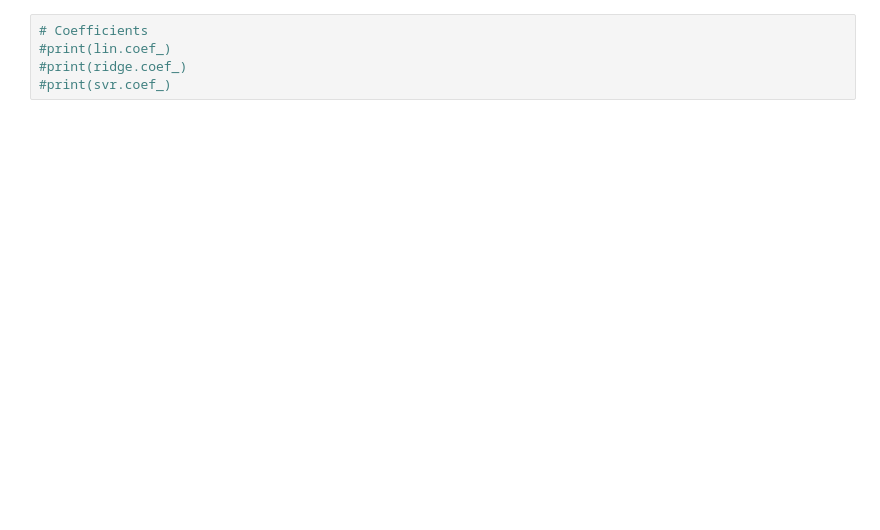
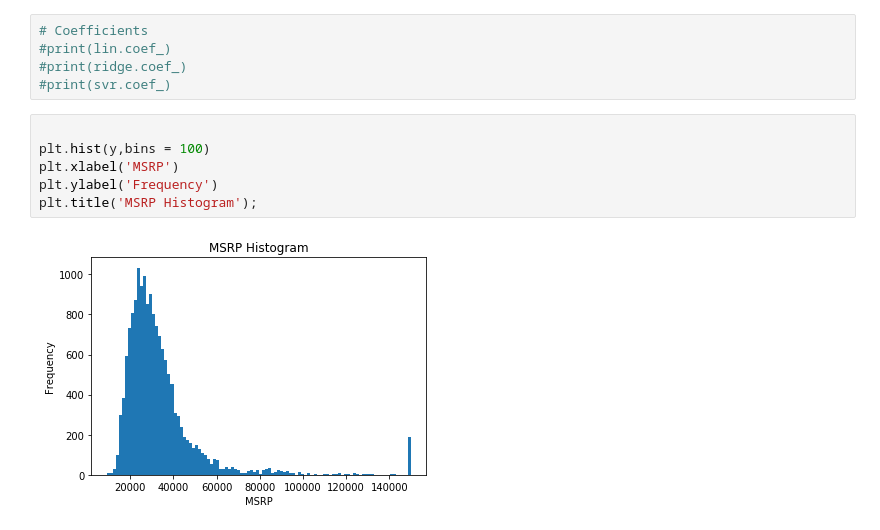
Before and after one commit to kingschultz21/seng474_project, a Jupyter notebook: report.ipynb, the cells around one changed output. Drawn from its saved outputs; the diff is of its cells as text; blank space fills up the shorter version.

```diff
--- a/report.ipynb
+++ b/report.ipynb
@@ -64,3 +65,11 @@ Mean error: 0.096274
 #print(lin.coef_)
 #print(ridge.coef_)
 #print(svr.coef_)
+# %%
+
+plt.hist(y,bins = 100)
+plt.xlabel('MSRP')
+plt.ylabel('Frequency')
+plt.title('MSRP Histogram');
+# %% [output]
+[figure, added]
```
Also changed, not shown: parts of 2 cells of this notebook, 1 other file.
